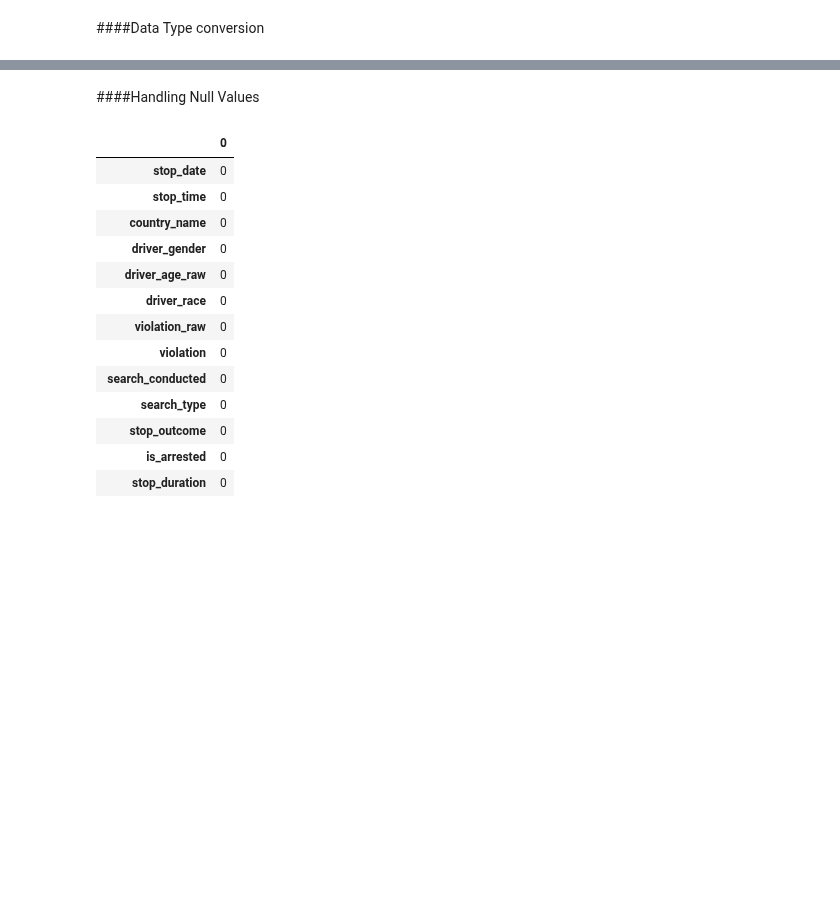
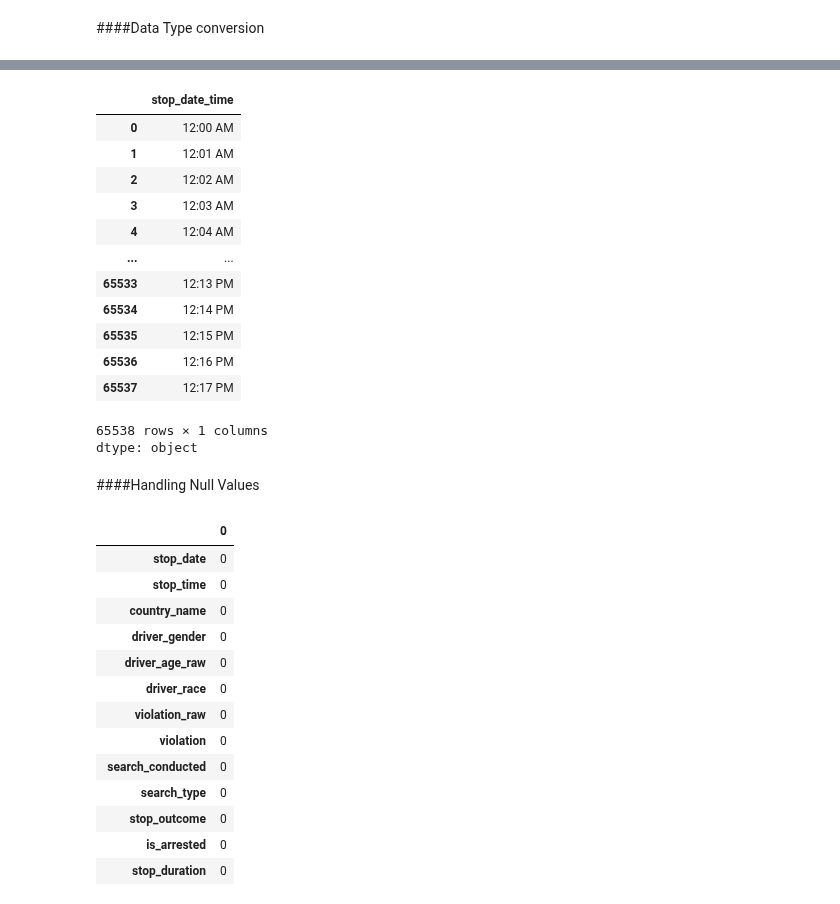
Before and after one commit to Infant-Joshva/Data-Science-learning-path, a Jupyter notebook: Mini_Project_1(Secure_check)Git/Mini_project_1(Secure_Check).ipynb, the cells around one changed output, grey strips where cells are left out. Saved outputs shown, nothing was run; the diff lists cells and outputs as text; code cells hidden in the pictures; blank space fills up the shorter version.

```diff
--- a/Mini_Project_1(Secure_check)Git/Mini_project_1(Secure_Check).ipynb
+++ b/Mini_Project_1(Secure_check)Git/Mini_project_1(Secure_Check).ipynb
@@ -65,3 +85,21 @@ traffic_df['stop_time'] = pd.to_datetime(traffic_df['stop_time'], format='%H:%M:
+# %%
+# Now convert to 12-hour format
+traffic_df['stop_date_time'] = traffic_df['stop_date_time'].dt.strftime('%I:%M %p')
+# %% [output]
+|  | stop_date_time |
+| 0 | 12:00 AM |
+| 1 | 12:01 AM |
+| 2 | 12:02 AM |
+| 3 | 12:03 AM |
+| 4 | 12:04 AM |
+| ... | ... |
+| 65533 | 12:13 PM |
+| 65534 | 12:14 PM |
+| 65535 | 12:15 PM |
+| 65536 | 12:16 PM |
+| 65537 | 12:17 PM |
+65538 rows × 1 columns
+dtype: object
 # %% [markdown]
 ####Handling Null Values
 # %%
```
Also changed, not shown: parts of 9 cells of this notebook.
